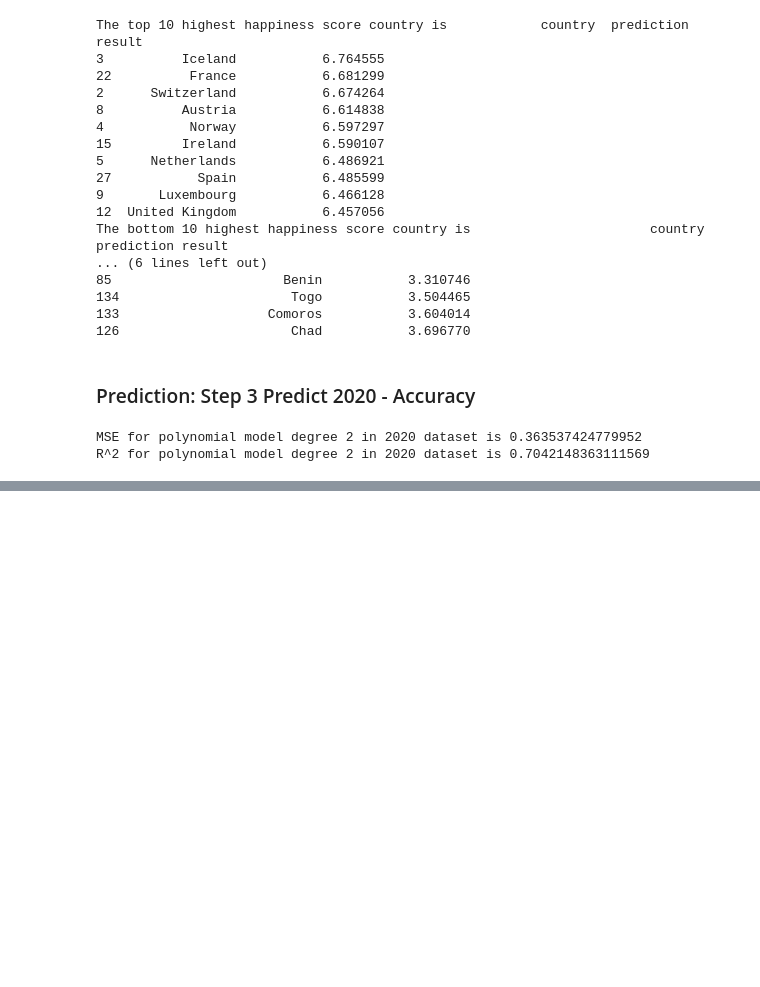
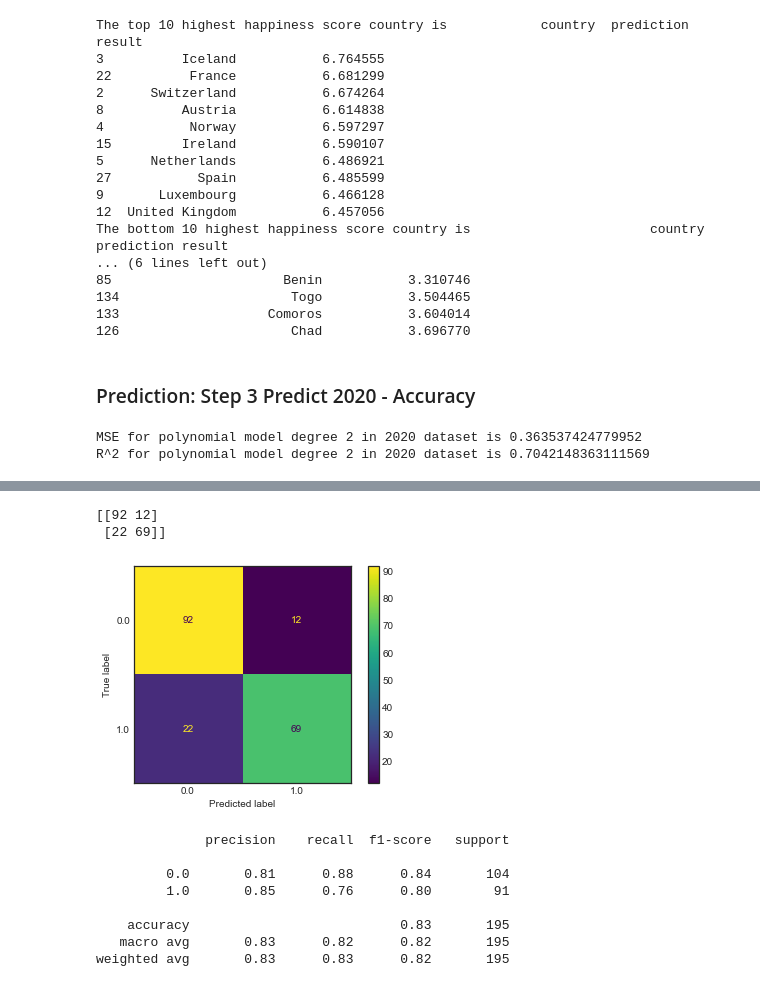
Before and after one commit to Nellyan4/data_mining, a Jupyter notebook: midterm/datamining_midterm_XiYan.ipynb, the cells around one changed output, grey strips where cells are left out. Saved outputs shown, nothing was run; the diff lists cells and outputs as text; code cells hidden in the pictures; blank space fills up the shorter version.

```diff
--- a/midterm/datamining_midterm_XiYan.ipynb
+++ b/midterm/datamining_midterm_XiYan.ipynb
@@ -416,0 +454,24 @@ From the above MSE and R^2, we are able to say that the model is pretty accurate
+# %%
+# Fit the model using number of nearest neighbor of 4
+knn = KNeighborsClassifier(n_neighbors=4)
+knn.fit(X_train,y_train)
+# predict y test using KNN model
+y_KNN_pred = knn.predict(X_test)
+# Generate confusion matrix
+c_matrix = confusion_matrix(y_test, y_KNN_pred)
+disp = ConfusionMatrixDisplay(confusion_matrix=c_matrix, display_labels=knn.classes_)
+disp.plot()
+plt.show()
+print(classification_report(y_test, y_KNN_pred))
+# %% [output]
+[[92 12]
+ [22 69]]
+[figure, added]
+              precision    recall  f1-score   support
+
+         0.0       0.81      0.88      0.84       104
+         1.0       0.85      0.76      0.80        91
+
+    accuracy                           0.83       195
+   macro avg       0.83      0.82      0.82       195
+weighted avg       0.83      0.83      0.82       195
```
Also changed, not shown: parts of 16 cells of this notebook.
